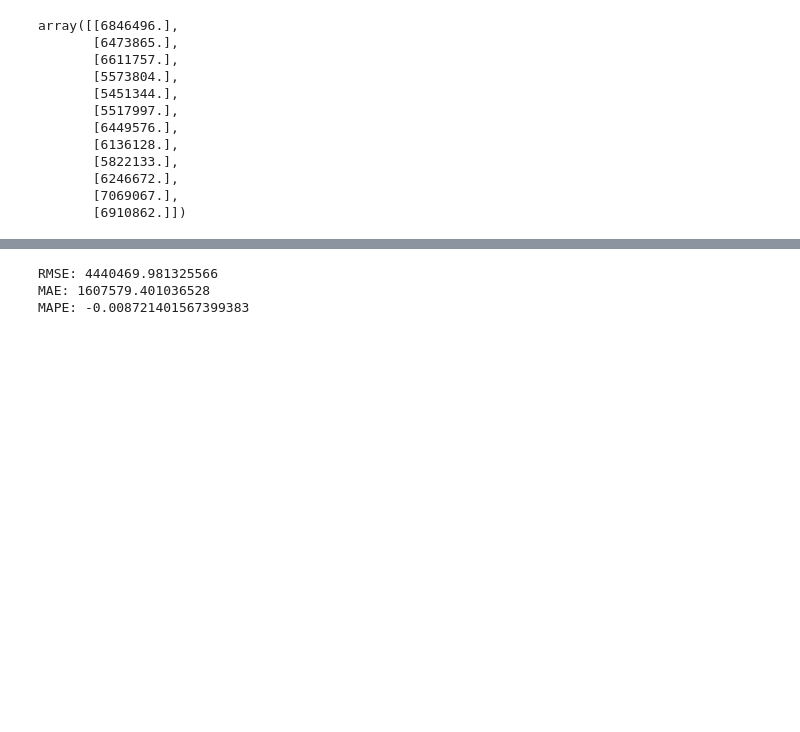
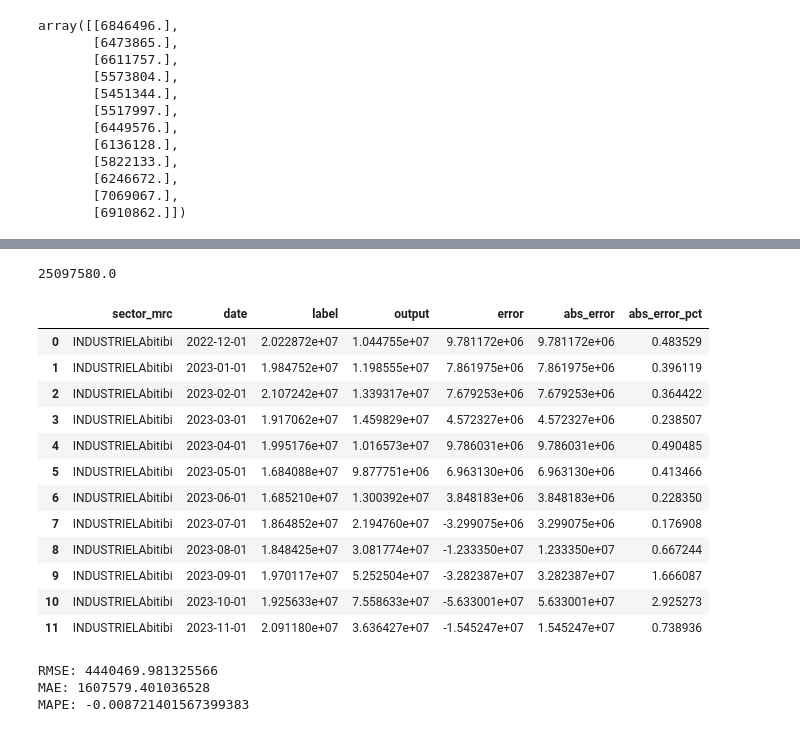
Before and after one commit to JuanJavierr/ml2_projet, a Jupyter notebook: tcn.ipynb, the cells around one changed output, grey strips where cells are left out. Cells and saved outputs as stored; diff of their text form; code cells hidden in the pictures; blank space fills up the shorter version.

```diff
--- a/tcn.ipynb
+++ b/tcn.ipynb
@@ -284,25 +309,31 @@ array([[6846496.],
 # Compute performance on test set
 with torch.no_grad():
     measures = pd.DataFrame()
-    for sector_mrc in ["AGRICOLEDrummond"]:
-        batch, dates, starting_levels = get_n_sequences([sector_mrc], subset="test")
-        batch = batch.permute(0, 2, 1)
-        X = batch[:, :-1, :]
-        y = batch[:, -1, :]
-        model.reset_buffers()
-        output = model(X)
-        output = output[:, :, 5:]
-        y = y[:, 5:]
+    for sector in test_df["sector"].unique():
+        for mrc in test_df["mrc"].unique():
+            sector_mrc = sector + mrc
+            try:
+                batch, dates, starting_levels = get_n_sequences([sector_mrc], subset="test")
+            except:
+                continue
+            batch = batch.permute(0, 2, 1)
+            X = batch[:, :-1, :]
+            y = batch[:, -1, :]
+            model.reset_buffers()
+            output = model(X)
+            output = output[:, :, 5:]
+            y = y[:, 5:]
 
-        y = kwh_scaler.inverse_transform(y)
-        output = kwh_scaler.inverse_transform(output.squeeze(0))
+            y = kwh_scaler.inverse_transform(y)
+            output = kwh_scaler.inverse_transform(output.squeeze(0))
 
-        results = pd.DataFrame({"sector_mrc": sector_mrc, "date": dates[5:], "label": y.squeeze(), "output": output.squeeze()})
-        results["error"] = results["label"] - results["output"]
-        results["abs_error"] = results["error"].abs()
-        results["abs_error_pct"] = results["abs_error"] / results["label"]
+            results = pd.DataFrame({"sector_mrc": sector_mrc, "sector": sector, "mrc":mrc, "date": dates[5:], "label": y.squeeze(), "output": output.squeeze()})
+            results["error"] = results["label"] - results["output"]
+            results["rmse"] = (results["error"] ** 2).mean() ** 0.5
+            results["abs_error"] = results["error"].abs()
+            results["abs_error_pct"] = results["abs_error"] / results["label"]
 
-        measures = pd.concat([measures, results])
+            measures = pd.concat([measures, results])
 
         # rmse = (results["error"] ** 2).mean() ** 0.5
         # mae = results["abs_error"].mean()
@@ -310,3 +361,23 @@ with torch.no_grad():
+# %%
+2.509758e+07
+# %% [output]
+25097580.0
+# %%
+results.groupby("sector")
+# %% [output]
+|  | sector_mrc | date | label | output | error | abs_error | abs_error_pct |
+| 0 | INDUSTRIELAbitibi | 2022-12-01 | 2.022872e+07 | 1.044755e+07 | 9.781172e+06 | 9.781172e+06 | 0.483529 |
+| 1 | INDUSTRIELAbitibi | 2023-01-01 | 1.984752e+07 | 1.198555e+07 | 7.861975e+06 | 7.861975e+06 | 0.396119 |
+| 2 | INDUSTRIELAbitibi | 2023-02-01 | 2.107242e+07 | 1.339317e+07 | 7.679253e+06 | 7.679253e+06 | 0.364422 |
+| 3 | INDUSTRIELAbitibi | 2023-03-01 | 1.917062e+07 | 1.459829e+07 | 4.572327e+06 | 4.572327e+06 | 0.238507 |
+| 4 | INDUSTRIELAbitibi | 2023-04-01 | 1.995176e+07 | 1.016573e+07 | 9.786031e+06 | 9.786031e+06 | 0.490485 |
+| 5 | INDUSTRIELAbitibi | 2023-05-01 | 1.684088e+07 | 9.877751e+06 | 6.963130e+06 | 6.963130e+06 | 0.413466 |
+| 6 | INDUSTRIELAbitibi | 2023-06-01 | 1.685210e+07 | 1.300392e+07 | 3.848183e+06 | 3.848183e+06 | 0.228350 |
+| 7 | INDUSTRIELAbitibi | 2023-07-01 | 1.864852e+07 | 2.194760e+07 | -3.299075e+06 | 3.299075e+06 | 0.176908 |
+| 8 | INDUSTRIELAbitibi | 2023-08-01 | 1.848425e+07 | 3.081774e+07 | -1.233350e+07 | 1.233350e+07 | 0.667244 |
+| 9 | INDUSTRIELAbitibi | 2023-09-01 | 1.970117e+07 | 5.252504e+07 | -3.282387e+07 | 3.282387e+07 | 1.666087 |
+| 10 | INDUSTRIELAbitibi | 2023-10-01 | 1.925633e+07 | 7.558633e+07 | -5.633001e+07 | 5.633001e+07 | 2.925273 |
+| 11 | INDUSTRIELAbitibi | 2023-11-01 | 2.091180e+07 | 3.636427e+07 | -1.545247e+07 | 1.545247e+07 | 0.738936 |
 # %%
 rmse = (measures["error"] ** 2).mean() ** 0.5
 mae = measures["abs_error"].mean()
```
Also changed, not shown: parts of 3 cells of this notebook, 2 other files.
